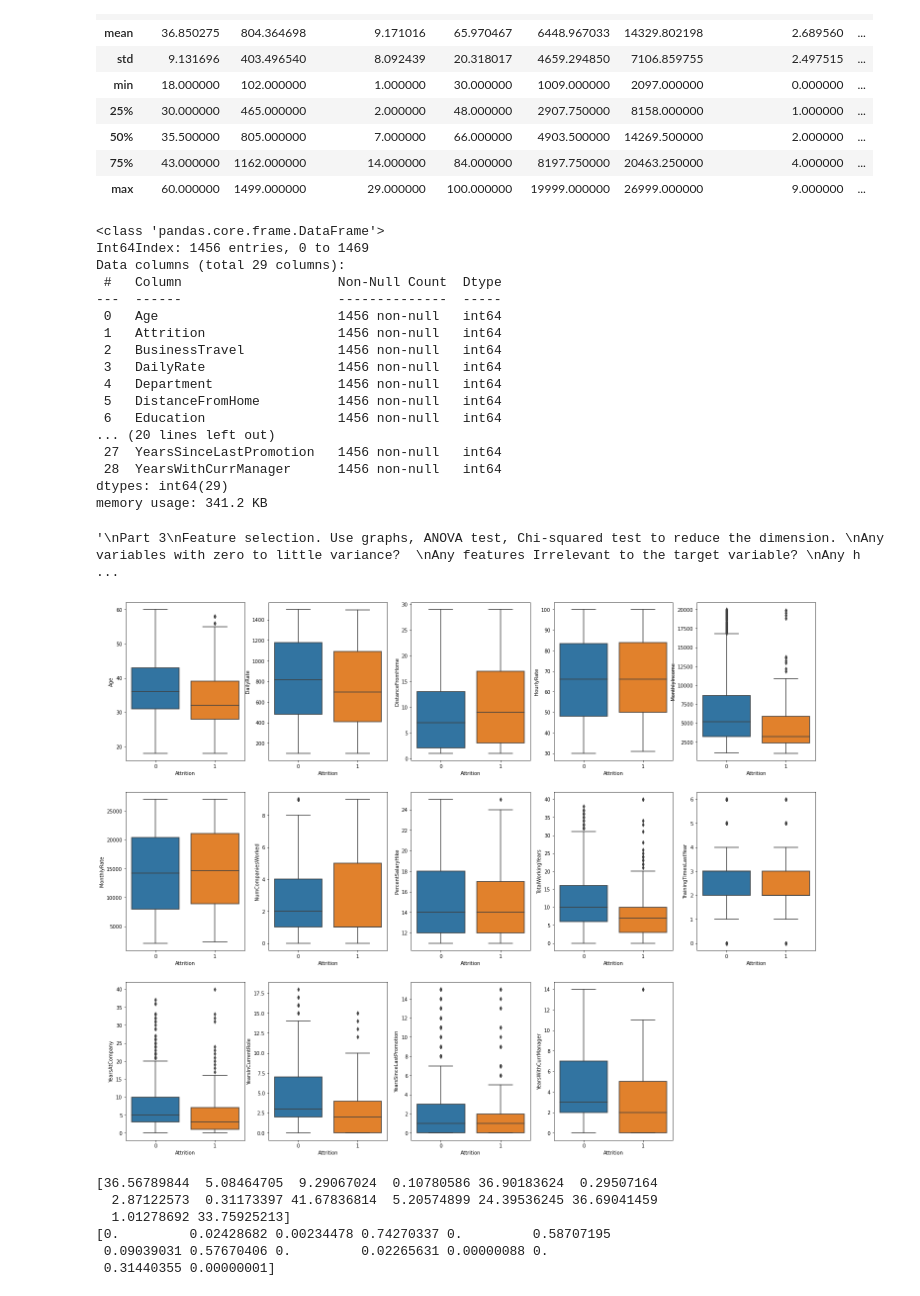
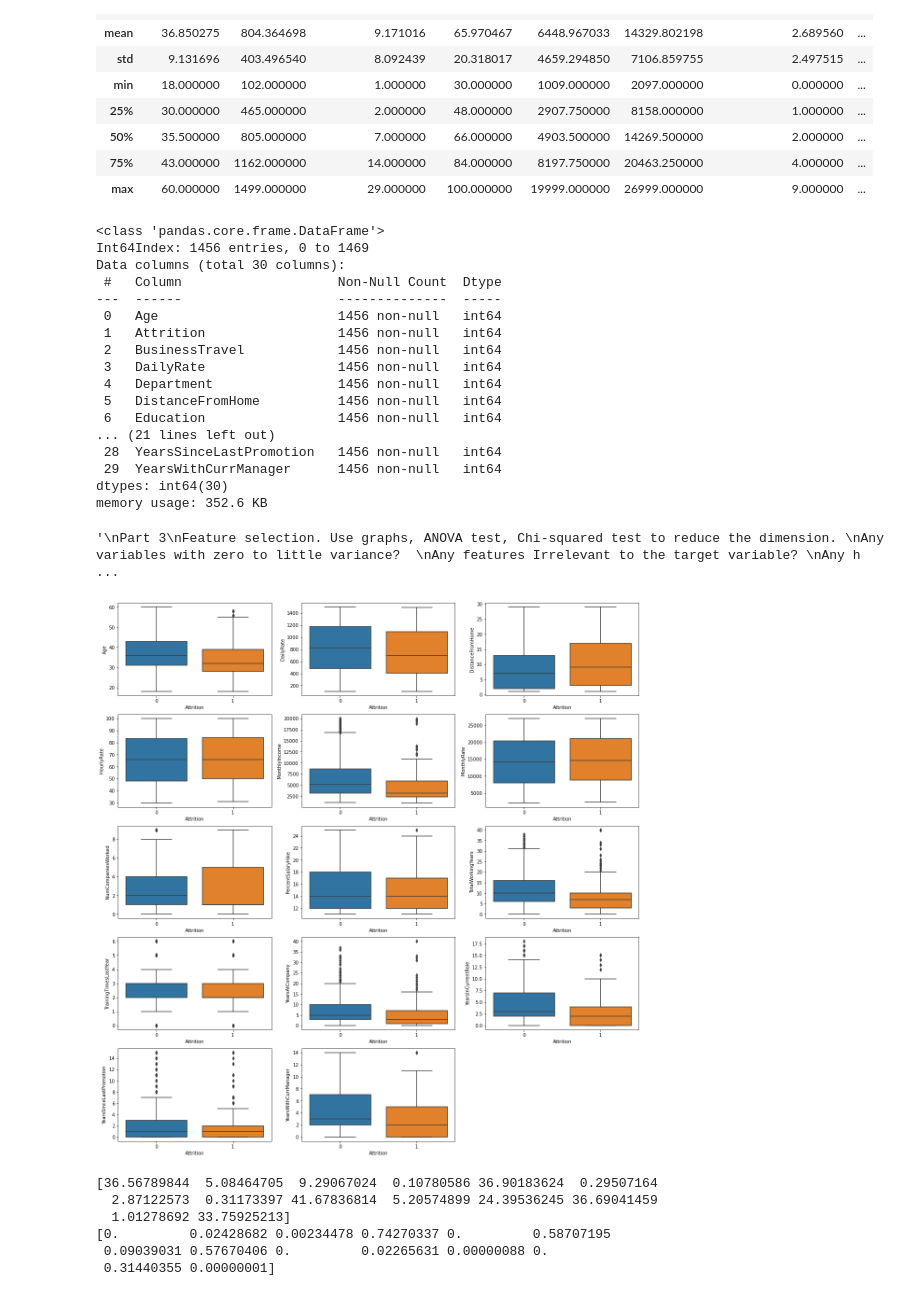
Before and after one commit to TColt/COMP3800Project2, a Jupyter notebook: Project2.ipynb, the cells around one changed output. Cells and saved outputs as stored; diff of their text form; code cells hidden in the pictures.

```diff
--- a/Project2.ipynb
+++ b/Project2.ipynb
@@ -148,9 +158,6 @@ original_df.drop(columns = ['PerformanceRating'], inplace = True)
 # %%
 #dropping duplicates if any
 original_df.drop_duplicates(keep = 'first', inplace = True)
-# %%
-#dropping JobLevel, dont know what it represents source doesn't say
-original_df.drop(columns = ['JobLevel'], inplace = True)
 # %%
 #changing categorical to numeric for target attrition 1 = yes 0 = no
 original_df['Attrition'].replace('Yes', 1, inplace = True)
@@ -216,12 +223,11 @@ memory usage: 344.5 KB
 # %%
-import seaborn as sns
-
+# rearange rows for more visibility
 column_list = ['Age','DailyRate','DistanceFromHome','HourlyRate','MonthlyIncome','MonthlyRate','NumCompaniesWorked',
               'PercentSalaryHike','TotalWorkingYears','TrainingTimesLastYear','YearsAtCompany','YearsInCurrentRole',
               'YearsSinceLastPromotion','YearsWithCurrManager']
 fig = plt.figure(figsize=(20,30))
 for i in range(len(column_list)):
     column = column_list[i]
-    sub = fig.add_subplot(7,5, i+1)
+    sub = fig.add_subplot(7,3, i+1)
     sns.boxplot(x=column, data=original_df)
 # %% [output]
@@ -276,7 +282,7 @@ clean_DF.info()
 # %% [output]
 <class 'pandas.core.frame.DataFrame'>
 Int64Index: 1456 entries, 0 to 1469
-Data columns (total 29 columns):
+Data columns (total 30 columns):
  #   Column                    Non-Null Count  Dtype
 ---  ------                    --------------  -----
  0   Age                       1456 non-null   int64
@@ -286,11 +292,11 @@ Data columns (total 29 columns):
  4   Department                1456 non-null   int64
  5   DistanceFromHome          1456 non-null   int64
  6   Education                 1456 non-null   int64
-... (20 lines left out)
- 27  YearsSinceLastPromotion   1456 non-null   int64
- 28  YearsWithCurrManager      1456 non-null   int64
-dtypes: int64(29)
-memory usage: 341.2 KB
+... (21 lines left out)
+ 28  YearsSinceLastPromotion   1456 non-null   int64
+ 29  YearsWithCurrManager      1456 non-null   int64
+dtypes: int64(30)
+memory usage: 352.6 KB
 # %%
 """
 Part 3
@@ -304,17 +310,17 @@ Are there any categorical variables need to be changed to dummy variables?
 # %% [output]
 '\nPart 3\nFeature selection. Use graphs, ANOVA test, Chi-squared test to reduce the dimension. \nAny variables with zero to little variance?  \nAny features Irrelevant to the target variable? \nAny h ...
 # %%
-import seaborn as sns
+#using boxplot to check variance of numerics
 column_list = ['Age','DailyRate','DistanceFromHome','HourlyRate','MonthlyIncome','MonthlyRate','NumCompaniesWorked',
               'PercentSalaryHike','TotalWorkingYears','TrainingTimesLastYear','YearsAtCompany','YearsInCurrentRole',
               'YearsSinceLastPromotion','YearsWithCurrManager']
-fig=plt.figure(figsize=(25, 20))
+fig=plt.figure(figsize=(20, 30))
 
 for i in range(len(column_list)):
     column=column_list[i]
-    sub=fig.add_subplot(3,5,i+1)
+    sub=fig.add_subplot(7,3,i+1)
     sns.boxplot(x='Attrition',y=column, data=clean_DF)
 # %% [output]
-[figure, old version]
+[figure, new version]
 # %%
 #ANOVA for numeric data
```
Also changed, not shown: parts of 18 cells of this notebook.
